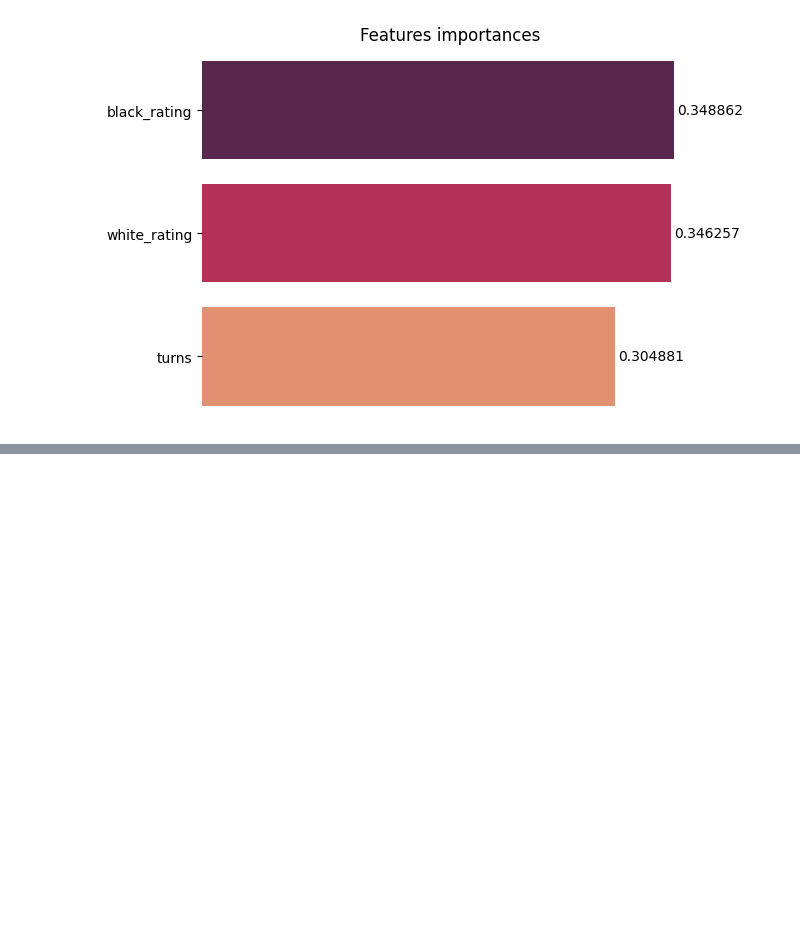
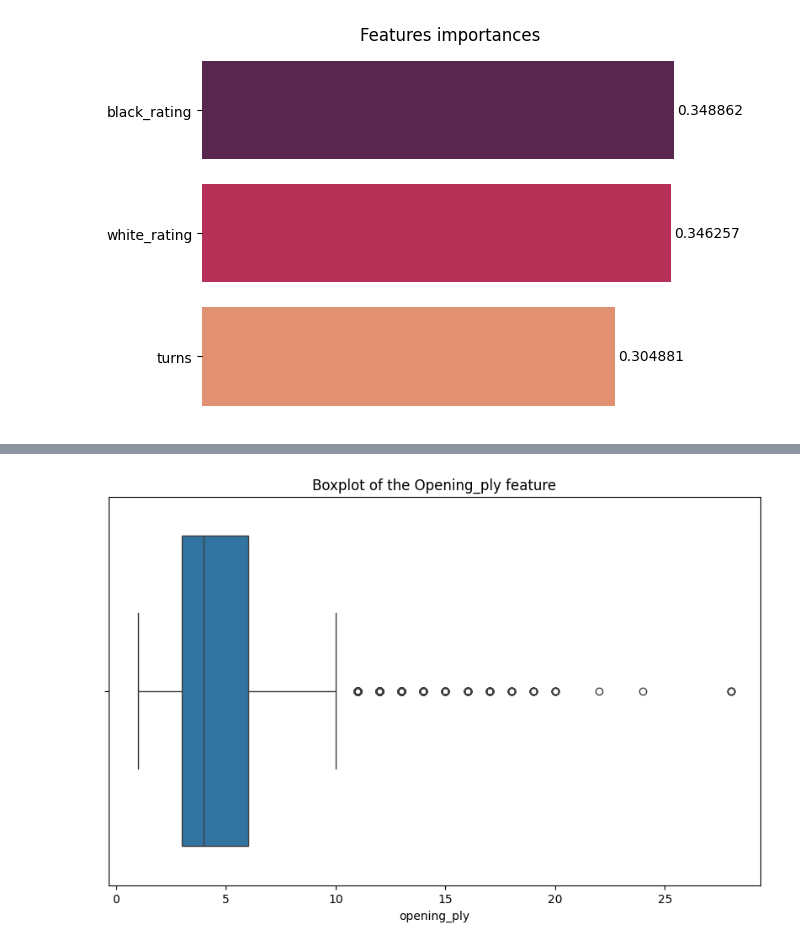
Before and after one commit to robinmoon2/AI_Application_HY, a Jupyter notebook: Chess_Project/Elite_MlPrediction.ipynb, the cells around one changed output, grey strips where cells are left out. Cells and saved outputs as stored; diff of their text form; code cells hidden in the pictures; blank space fills up the shorter version.

```diff
--- a/Chess_Project/Elite_MlPrediction.ipynb
+++ b/Chess_Project/Elite_MlPrediction.ipynb
@@ -277,0 +286,10 @@ featuresImportancesDisplay(rfc)
+# %%
+dataset['moves'] = df_games['moves']
+dataset['id'] = df_games['id']
+plt.figure(figsize=(10, 6))
+sns.boxplot(x = df_games['opening_ply'])
+plt.title("Boxplot of the Opening_ply feature")
+plt.xlabel("opening_ply")
+plt.show()
+# %% [output]
+[figure, added]
```
Also changed, not shown: parts of 4 cells of this notebook.
